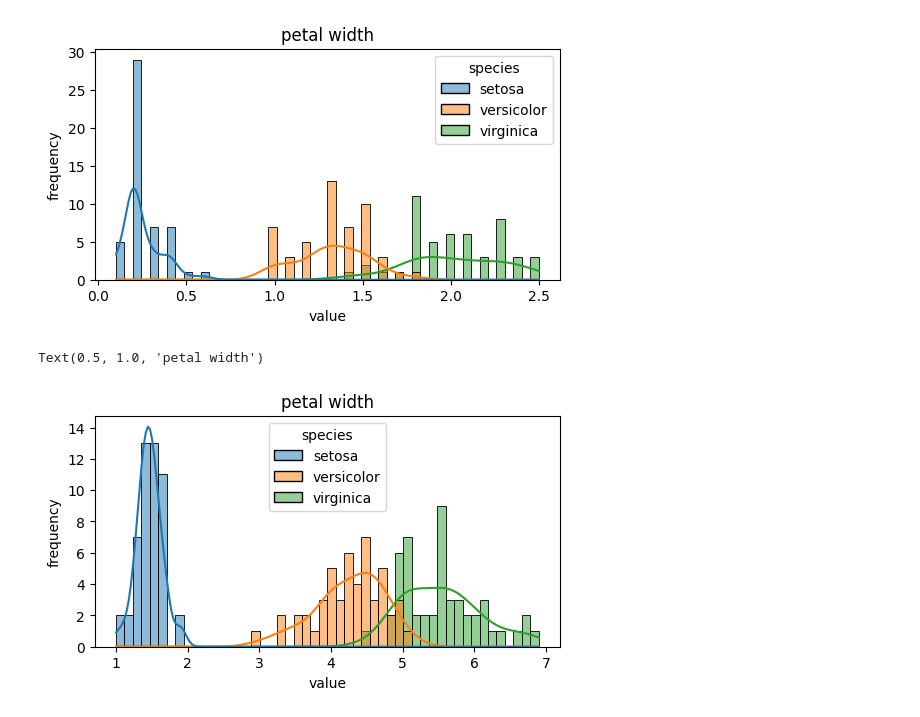
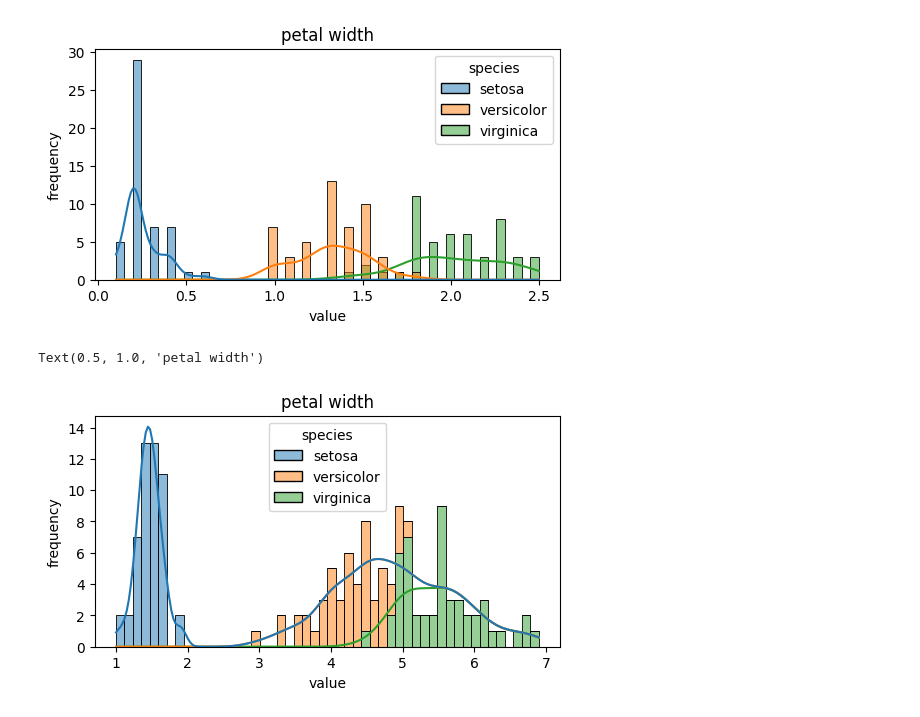
Before and after one commit to Md-Maruf-1727/LearningPractices, a Jupyter notebook: Vizualization/Vizualization1.ipynb, the cells around one changed output. Cells and saved outputs as stored; diff of their text form; code cells hidden in the pictures.

```diff
--- a/Vizualization/Vizualization1.ipynb
+++ b/Vizualization/Vizualization1.ipynb
@@ -203,10 +203,10 @@ Text(0.5, 1.0, 'petal width')
 [figure]
 # %%
 plt.figure(figsize=(6,3))
-sns.histplot(data=mainiris_data, x='petal_length',hue='species', multiple='layer',kde=True, bins=50, color='maroon')
+sns.histplot(data=mainiris_data, x='petal_length',hue='species', multiple='stack',kde=True, bins=50, color='maroon')
 plt.xlabel('value')
 plt.ylabel('frequency')
 plt.title('petal width')
 # %% [output]
 Text(0.5, 1.0, 'petal width')
-[figure, old version]
+[figure, new version]
```
Also changed, not shown: parts of 4 cells of this notebook.
